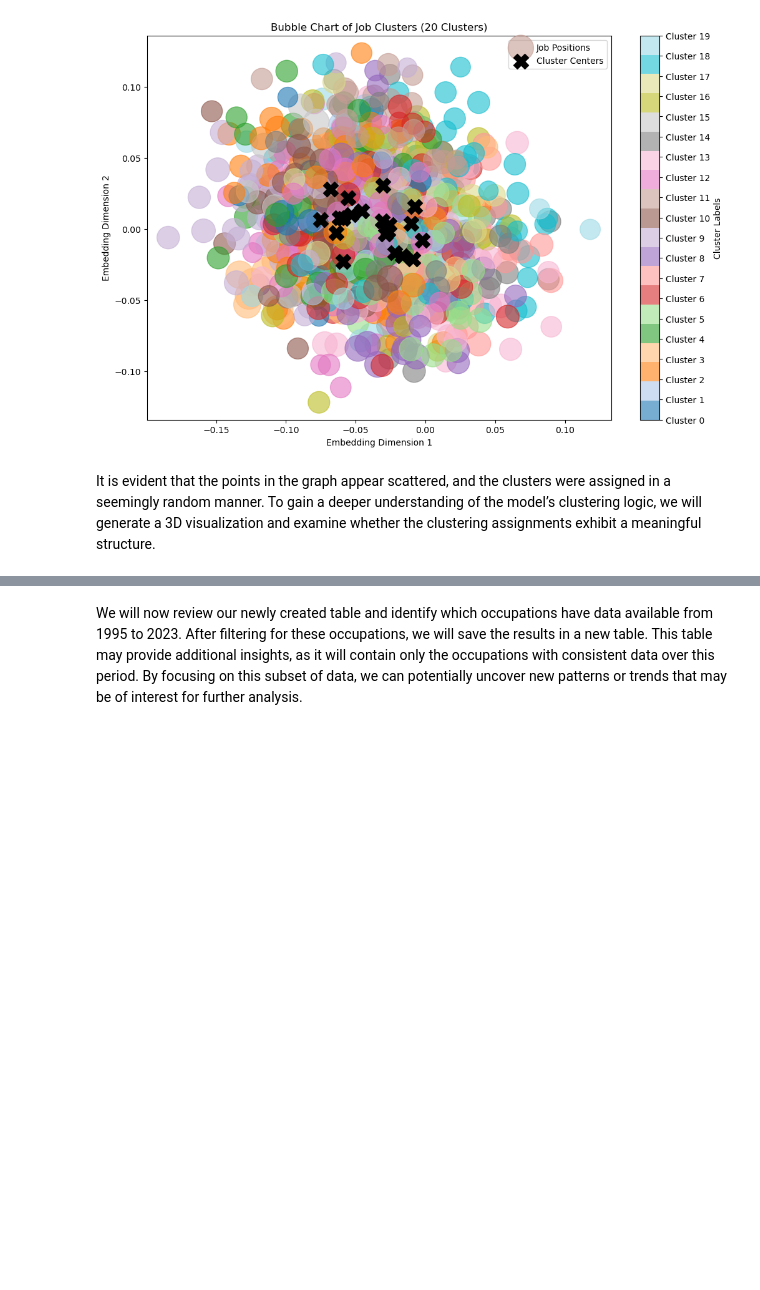
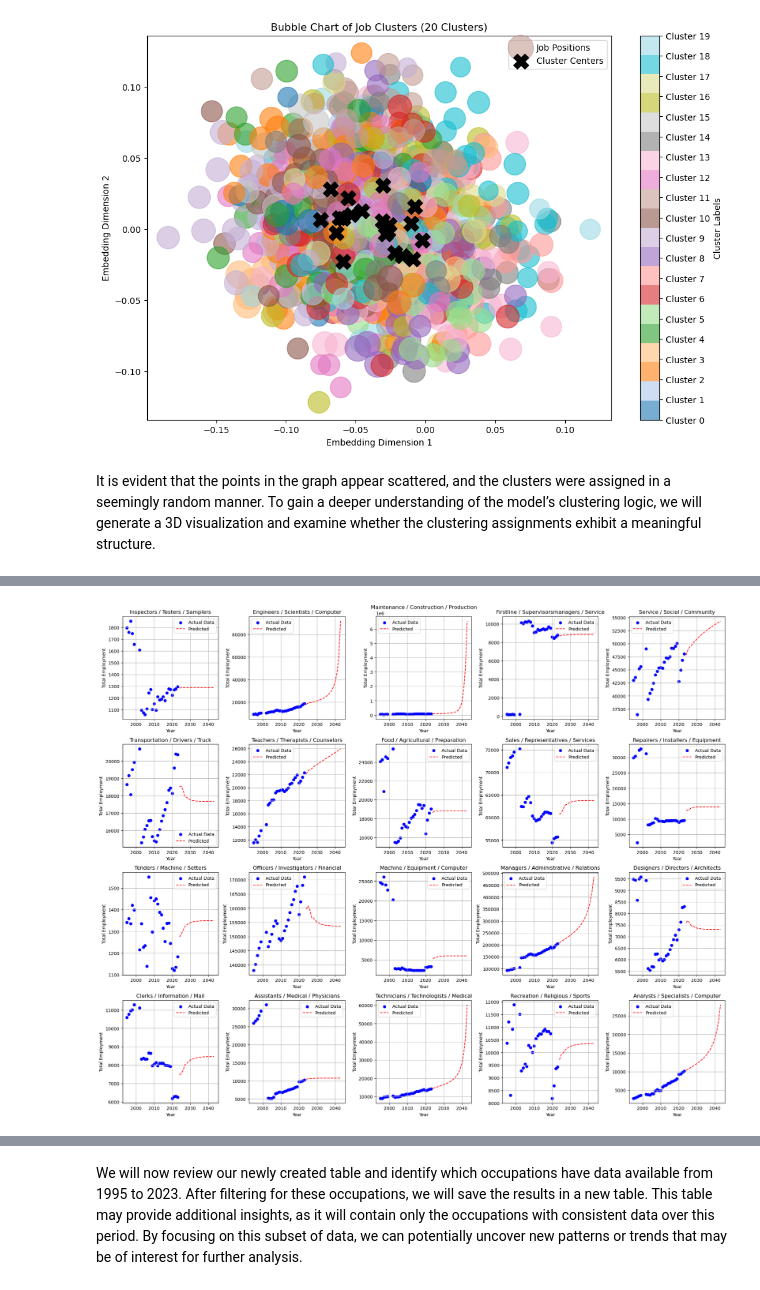
Before and after one commit to edenTamari/job-market-analysis-data-science-project, a Jupyter notebook: Data Science Project.ipynb, the cells around one changed output, grey strips where cells are left out. Drawn from its saved outputs; the diff is of its cells as text; code cells hidden in the pictures; blank space fills up the shorter version.

```diff
--- a/Data Science Project.ipynb
+++ b/Data Science Project.ipynb
@@ -586,0 +757,94 @@ The axes serve as principal directions in the data, illustrating where groups of
+# %%
+# Get unique clusters
+unique_clusters = cluster_trend["Cluster"].unique()
+num_clusters = len(unique_clusters)
+
+# Set up grid size for plots (5x5)
+grid_size = (5, 5)
+fig, axes = plt.subplots(grid_size[0], grid_size[1], figsize=(20, 20))
+axes = axes.flatten()
+
+# Loop through each cluster and train an LSTM model
+for i, cluster_id in enumerate(unique_clusters):
+    if i >= grid_size[0] * grid_size[1]:  # Ensure we don't exceed the grid size
+        break
+
+    # Get data for the current cluster
+    cluster_data = cluster_trend[cluster_trend["Cluster"] == cluster_id][["Year", "Total Employed"]]
+
+    # Skip clusters with too few data points
+    if len(cluster_data) < 5:
+        continue
+
+    # Prepare data for LSTM
+    X = cluster_data["Year"].values.reshape(-1, 1)
+    Y = cluster_data["Total Employed"].values.reshape(-1, 1)
+
+    # Normalize data
+    scaler = MinMaxScaler(feature_range=(0, 1))
+    Y_scaled = scaler.fit_transform(Y)
+
+    # Create sequences for LSTM
+    def create_sequences(Y, time_steps=3):
+        Xs, Ys = [], []
+        for i in range(len(Y) - time_steps):
+            Xs.append(Y[i:i+time_steps])
+            Ys.append(Y[i+time_steps])
+        return np.array(Xs), np.array(Ys)
+
+    time_steps = 3
+    X_seq, Y_seq = create_sequences(Y_scaled, time_steps)
+
+    # Skip clusters with too little data for training
+    if len(X_seq) == 0:
+        continue
+
+    # Define LSTM model with explicit Input layer
+    model = Sequential([
+        Input(shape=(time_steps, 1)),  # Explicit input definition
+        LSTM(50, activation='relu', return_sequences=True),
+        LSTM(50, activation='relu'),
+        Dense(1)
+    ])
+    model.compile(optimizer='adam', loss='mse')
+
+    # Train model
+    model.fit(X_seq, Y_seq, epochs=50, verbose=0)
+
+    # Predict next 20 years
+    future_years = np.arange(2024, 2044).reshape(-1, 1)
+    future_predictions = []
+
+    # Use last known data to predict the next years iteratively
+    last_known_values = Y_scaled[-time_steps:].reshape(1, time_steps, 1)
+    for _ in range(20):
+        pred = model.predict(last_known_values, verbose=0)
+        future_predictions.append(pred[0, 0])
+        last_known_values = np.roll(last_known_values, -1)
+        last_known_values[0, -1, 0] = pred[0, 0]
+
+    # Rescale predictions back to original values
+    future_values = scaler.inverse_transform(np.array(future_predictions).reshape(-1, 1)).reshape(-1)
+
+    # Plot actual data and predictions
+    axes[i].scatter(X, Y, color='blue', label="Actual Data")
+    axes[i].plot(future_years, future_values, color='red', linestyle="dashed", label="Predicted")
+
+    # Use cluster name instead of cluster number
+    cluster_name = cluster_names.get(cluster_id, f"Cluster {cluster_id}")
+    axes[i].set_title(cluster_name)
+
+    axes[i].set_xlabel("Year")
+    axes[i].set_ylabel("Total Employment")
+    axes[i].legend()
+    axes[i].grid()
+
+# Remove empty subplots if there are fewer clusters than grid cells
+for j in range(i + 1, grid_size[0] * grid_size[1]):
+    fig.delaxes(axes[j])
+
+# Adjust layout
+plt.tight_layout()
+plt.show()
+# %% [output]
+[figure, added]
```
Also changed, not shown: parts of 24 cells of this notebook.
